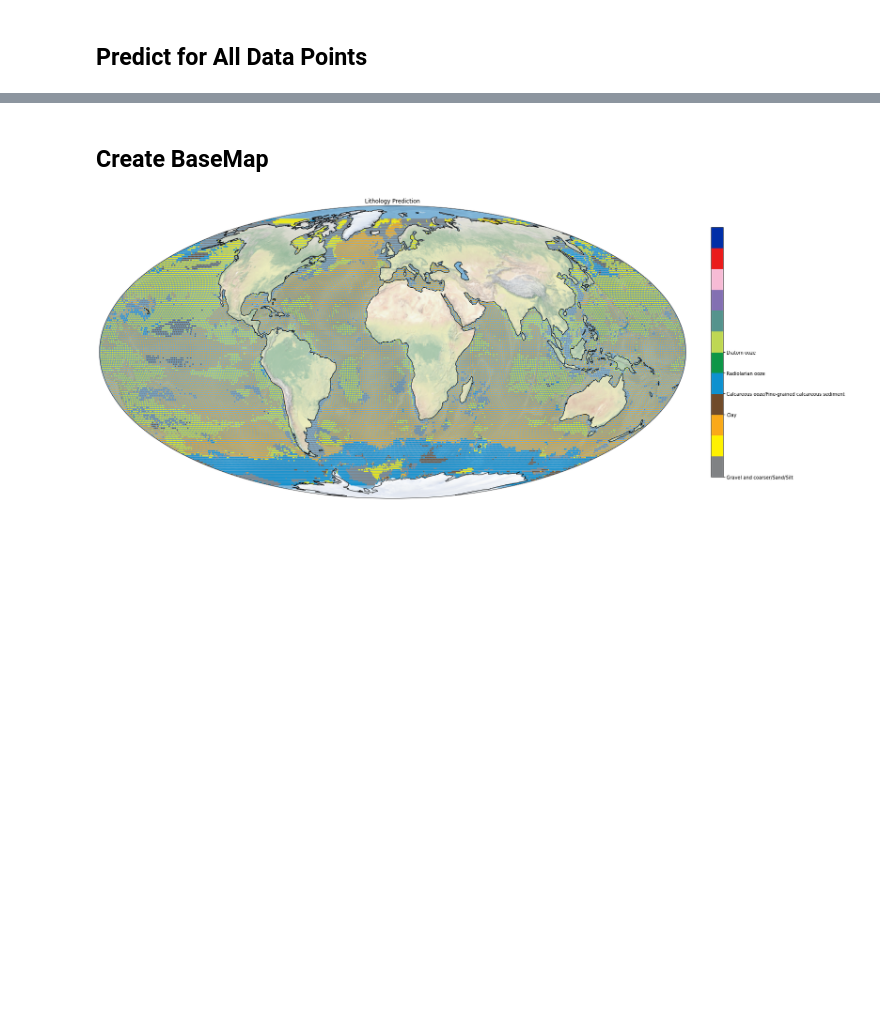
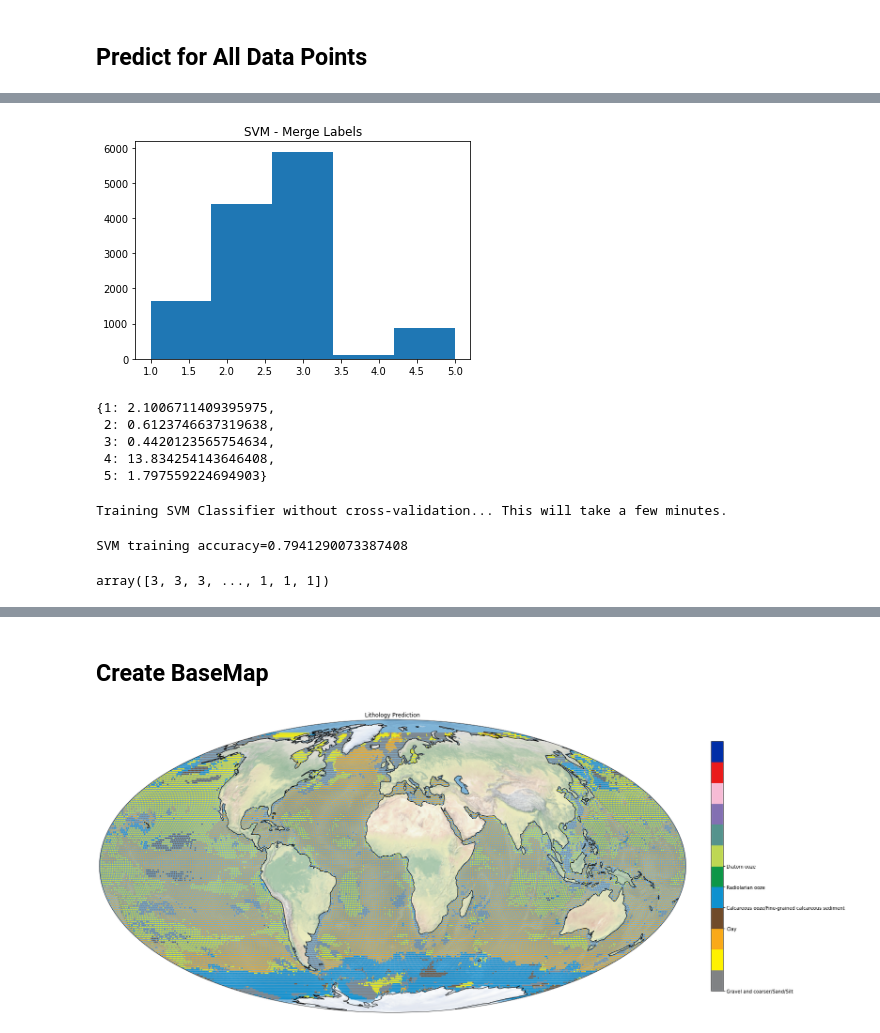
Before and after one commit to joyceyuu/sea, a Jupyter notebook: keras_nn.ipynb, the cells around one changed output, grey strips where cells are left out. Cells and saved outputs as stored; diff of their text form; code cells hidden in the pictures; blank space fills up the shorter version.

```diff
--- a/keras_nn.ipynb
+++ b/keras_nn.ipynb
@@ -405,0 +408,25 @@ draw_global(query_data['longitude'], query_data['latitude'], q_prob, "Probabilit
+# %%
+def pad_map(lon, lat, labels):
+
+    east_strip_indices = (lon >  170) * (lon <  180)
+    west_strip_indices = (lon < -170) * (lon > -180)
+
+    lon_east_pad = lon[west_strip_indices] + 360
+    lat_east_pad = lat[west_strip_indices]
+    label_east_pad = labels[west_strip_indices[:, 0]]
+
+    lon_west_pad = lon[east_strip_indices] - 360
+    lat_west_pad = lat[east_strip_indices]
+    label_west_pad = labels[east_strip_indices[:, 0]]
+
+    lon_pad = np.append(lon_west_pad, np.append(lon, lon_east_pad))
+    lat_pad = np.append(lat_west_pad, np.append(lat, lat_east_pad))
+    labels_pad = np.append(label_west_pad, np.append(labels, label_east_pad))
+
+    return lon_pad, lat_pad, labels_pad
+
+
+lat = data['lat']
+lon = data['lon']
+labels = data['labels'].ravel().astype(int)
+lon, lat, labels = pad_map(lon, lat, labels)
@@ -405,0 +445,38 @@ draw_global(query_data['longitude'], query_data['latitude'], q_prob, "Probabilit
+# %%
+y = [merge_mapping[i] for i in y]
+draw_hist(y, 'SVM - Merge Labels')
+# %% [output]
+[figure, added]
+# %%
+to_calibrate = False
+svm_weight = {k+1: v for k, v in weight.items()}
+svm_weight
+# %% [output]
+{1: 2.1006711409395975,
+ 2: 0.6123746637319638,
+ 3: 0.4420123565754634,
+ 4: 13.834254143646408,
+ 5: 1.797559224694903}
+# %%
+if to_calibrate:
+    print('Calibrating SVM Classifier parameters with cross-validation... This could take several hours.')
+    classifier = svm_cross_val(x, y)
+else:
+    print('Training SVM Classifier without cross-validation... This will take a few minutes.')
+    classifier = SVC(kernel='rbf', probability=True, C=1000, gamma=0.01, class_weight=svm_weight)
+    classifier.fit(x, y)
+# %% [output]
+Training SVM Classifier without cross-validation... This will take a few minutes.
+# %%
+ypred = classifier.predict(x)
+print(f"SVM training accuracy={accuracy_score(y, ypred)}")
+# %% [output]
+SVM training accuracy=0.7941290073387408
+# %%
+q_lon = query_data['longitude'].values
+q_lat = query_data['latitude'].values
+q_x = np.array([q_lon, q_lat]).T
+svm_prediction = classifier.predict(q_x)
+svm_prediction
+# %% [output]
+array([3, 3, 3, ..., 1, 1, 1])
```
Also changed, not shown: parts of 15 cells of this notebook, 1 other file.
